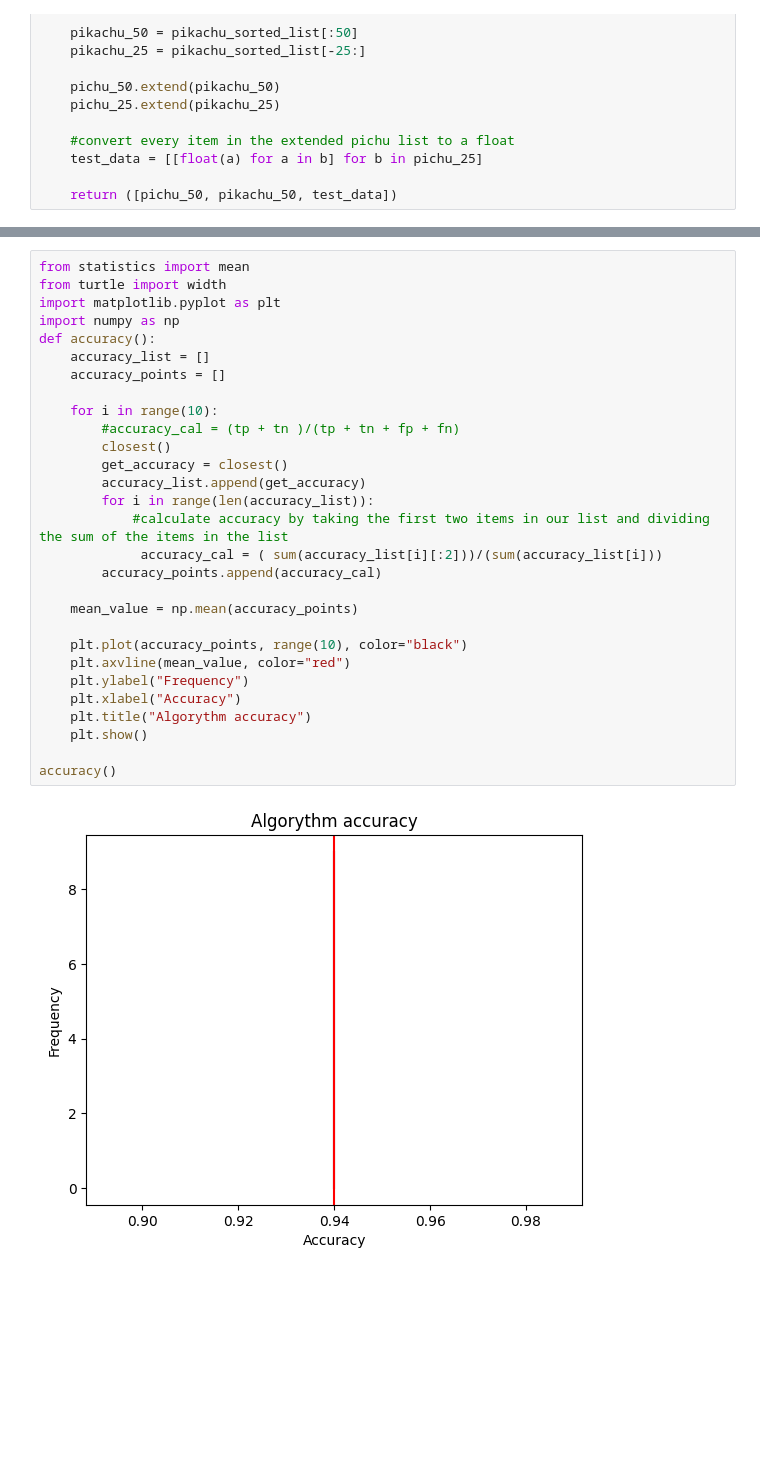
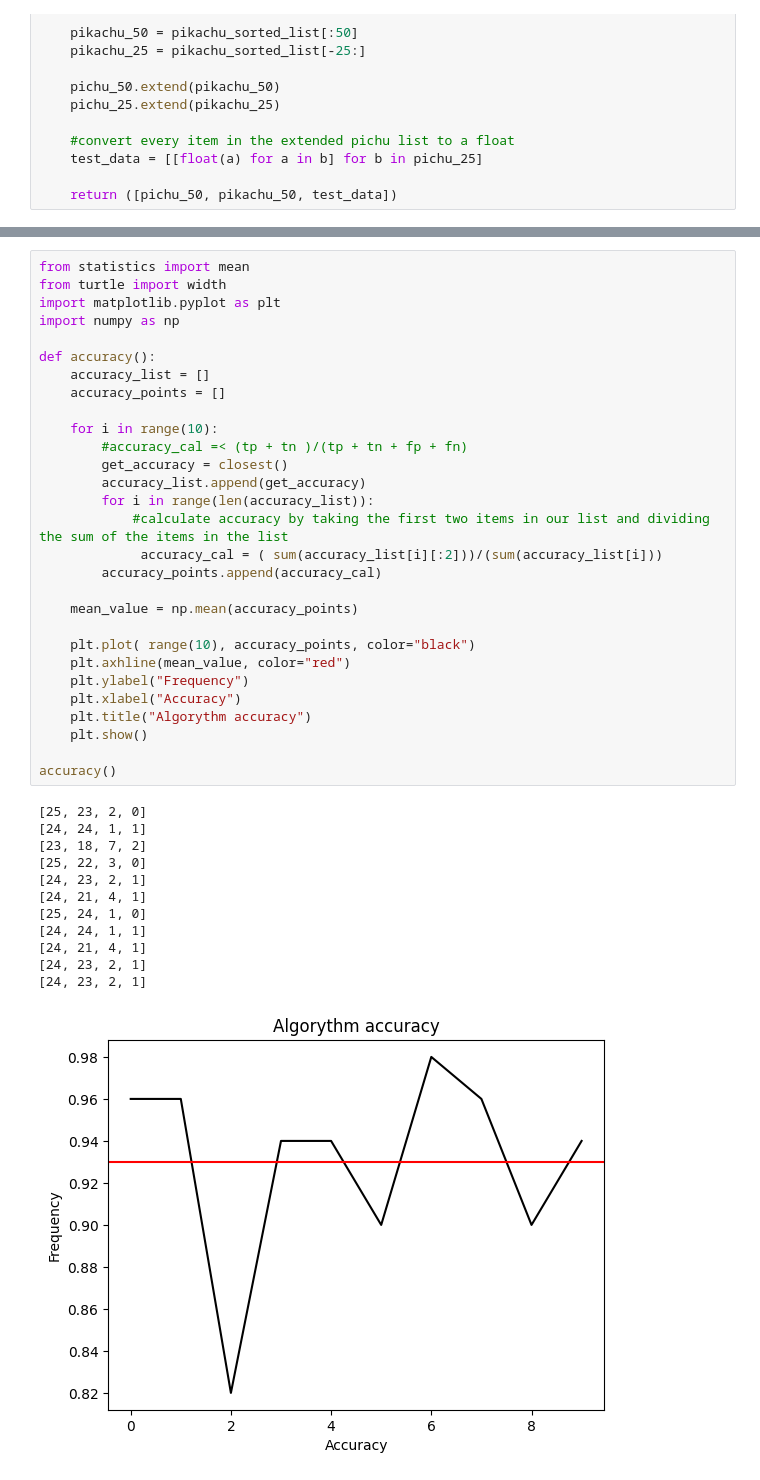
Before and after one commit to CyrilleKolle/Labb-2-Maskinl-rning, a Jupyter notebook: Main/Main.ipynb, the cells around one changed output, grey strips where cells are left out. Drawn from its saved outputs; the diff is of its cells as text; blank space fills up the shorter version.

```diff
--- a/Main/Main.ipynb
+++ b/Main/Main.ipynb
@@ -301,31 +302,42 @@ def closest():
 # %%
 from statistics import mean
 from turtle import width
 import matplotlib.pyplot as plt
 import numpy as np
+
 def accuracy():
     accuracy_list = []
     accuracy_points = []
 
     for i in range(10):
-        #accuracy_cal = (tp + tn )/(tp + tn + fp + fn)
-        closest()
+        #accuracy_cal =< (tp + tn )/(tp + tn + fp + fn)
         get_accuracy = closest()
         accuracy_list.append(get_accuracy)
         for i in range(len(accuracy_list)):
             #calculate accuracy by taking the first two items in our list and dividing the sum of the items in the list
              accuracy_cal = ( sum(accuracy_list[i][:2]))/(sum(accuracy_list[i]))
         accuracy_points.append(accuracy_cal)
 
     mean_value = np.mean(accuracy_points)
 
-    plt.plot(accuracy_points, range(10), color="black")
-    plt.axvline(mean_value, color="red")
+    plt.plot( range(10), accuracy_points, color="black")
+    plt.axhline(mean_value, color="red")
     plt.ylabel("Frequency")
     plt.xlabel("Accuracy")
     plt.title("Algorythm accuracy")
     plt.show()
 
 accuracy()
 # %% [output]
+[25, 23, 2, 0]
+[24, 24, 1, 1]
+[23, 18, 7, 2]
+[25, 22, 3, 0]
+[24, 23, 2, 1]
+[24, 21, 4, 1]
+[25, 24, 1, 0]
+[24, 24, 1, 1]
+[24, 21, 4, 1]
+[24, 23, 2, 1]
+[24, 23, 2, 1]
-[figure, old version]
+[figure, new version]
```
Also changed, not shown: parts of 1 cell of this notebook.
